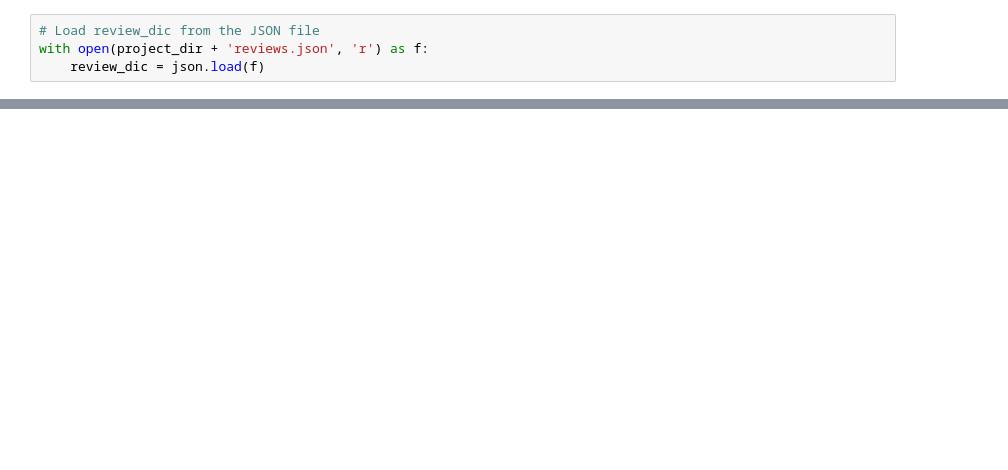
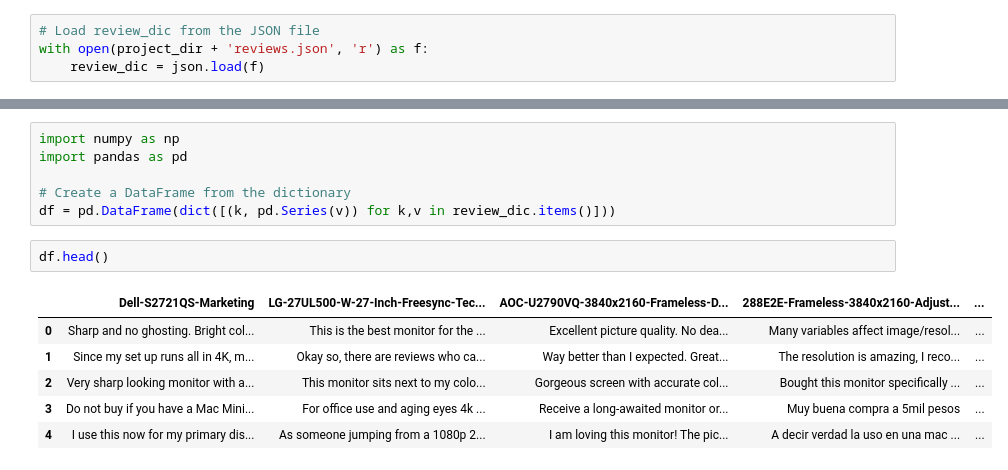
Before and after one commit to huangchao2528/Projects, a Jupyter notebook: Monitor Reviews Analysis/Monitor-Reviews-Analysis.ipynb, the cells around one changed output, grey strips where cells are left out. Cells and saved outputs as stored; diff of their text form; blank space fills up the shorter version.

```diff
--- a/Monitor Reviews Analysis/Monitor-Reviews-Analysis.ipynb
+++ b/Monitor Reviews Analysis/Monitor-Reviews-Analysis.ipynb
@@ -158,0 +123,15 @@ review_dic['Dell-S2721QS-Marketing']
+# %%
+import numpy as np
+import pandas as pd
+
+# Create a DataFrame from the dictionary
+df = pd.DataFrame(dict([(k, pd.Series(v)) for k,v in review_dic.items()]))
+# %%
+df.head()
+# %% [output]
+|  | Dell-S2721QS-Marketing | LG-27UL500-W-27-Inch-Freesync-Tec... | AOC-U2790VQ-3840x2160-Frameless-D... | 288E2E-Frameless-3840x2160-Adjust... | ... |
+| 0 | Sharp and no ghosting. Bright col... | This is the best monitor for the ... | Excellent picture quality. No dea... | Many variables affect image/resol... | ... |
+| 1 | Since my set up runs all in 4K, m... | Okay so, there are reviews who ca... | Way better than I expected. Great... | The resolution is amazing, I reco... | ... |
+| 2 | Very sharp looking monitor with a... | This monitor sits next to my colo... | Gorgeous screen with accurate col... | Bought this monitor specifically ... | ... |
+| 3 | Do not buy if you have a Mac Mini... | For office use and aging eyes 4k ... | Receive a long-awaited monitor or... | Muy buena compra a 5mil pesos | ... |
+| 4 | I use this now for my primary dis... | As someone jumping from a 1080p 2... | I am loving this monitor! The pic... | A decir verdad la uso en una mac ... | ... |
```
Also changed, not shown: parts of 9 cells of this notebook, 2 other files.
